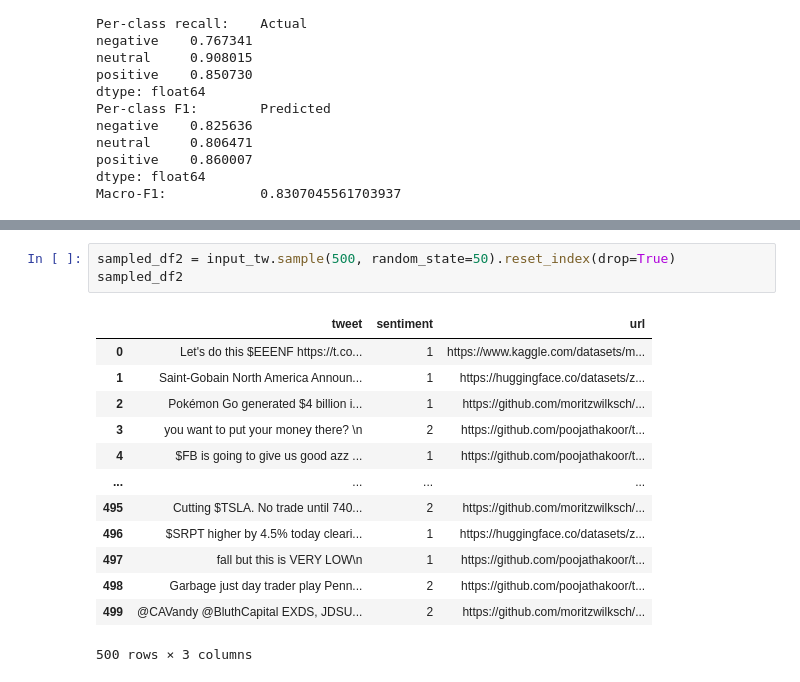
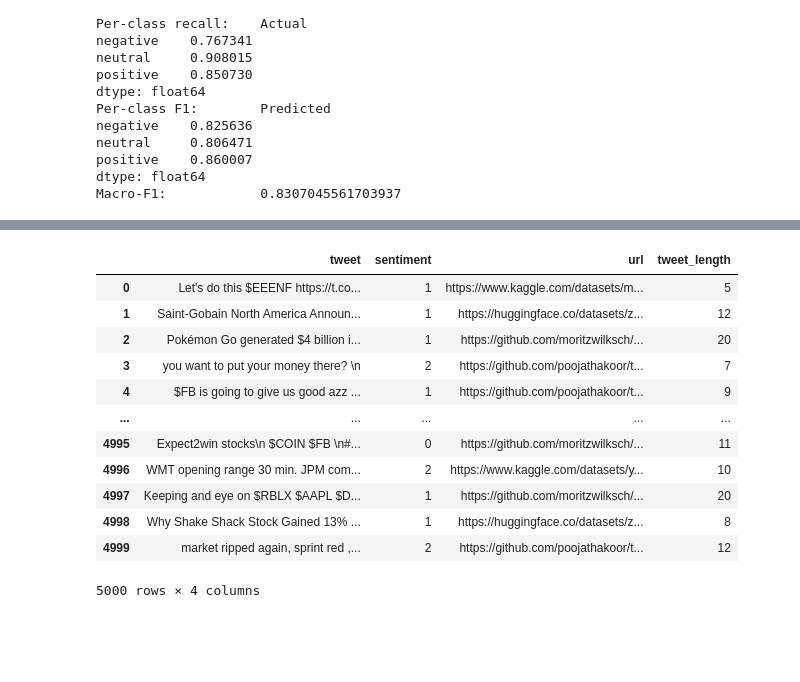
Before and after one commit to joas1847/financial-nlp, a Jupyter notebook: src/api.ipynb, the cells around one changed output, grey strips where cells are left out. Saved outputs shown, nothing was run; the diff lists cells and outputs as text; blank space fills up the shorter version.

```diff
--- a/src/api.ipynb
+++ b/src/api.ipynb
@@ -277,17 +294,15 @@ Macro‑F1:            0.8307045561703937
 # %%
-sampled_df2 = input_tw.sample(500, random_state=50).reset_index(drop=True)
-sampled_df2
 # %% [output]
-|  | tweet | sentiment | url |
-| 0 | Let's do this $EEENF https://t.co... | 1 | https://www.kaggle.com/datasets/m... |
-| 1 | Saint-Gobain North America Announ... | 1 | https://huggingface.co/datasets/z... |
-| 2 | Pokémon Go generated $4 billion i... | 1 | https://github.com/moritzwilksch/... |
-| 3 | you want to put your money there? \n | 2 | https://github.com/poojathakoor/t... |
-| 4 | $FB is going to give us good azz ... | 1 | https://github.com/poojathakoor/t... |
-| ... | ... | ... | ... |
-| 495 | Cutting $TSLA. No trade until 740... | 2 | https://github.com/moritzwilksch/... |
-| 496 | $SRPT higher by 4.5% today cleari... | 1 | https://huggingface.co/datasets/z... |
-| 497 | fall but this is VERY LOW\n | 1 | https://github.com/poojathakoor/t... |
-| 498 | Garbage just day trader play Penn... | 2 | https://github.com/poojathakoor/t... |
-| 499 | @CAVandy @BluthCapital EXDS, JDSU... | 2 | https://github.com/moritzwilksch/... |
+|  | tweet | sentiment | url | tweet_length |
+| 0 | Let's do this $EEENF https://t.co... | 1 | https://www.kaggle.com/datasets/m... | 5 |
+| 1 | Saint-Gobain North America Announ... | 1 | https://huggingface.co/datasets/z... | 12 |
+| 2 | Pokémon Go generated $4 billion i... | 1 | https://github.com/moritzwilksch/... | 20 |
+| 3 | you want to put your money there? \n | 2 | https://github.com/poojathakoor/t... | 7 |
+| 4 | $FB is going to give us good azz ... | 1 | https://github.com/poojathakoor/t... | 9 |
+| ... | ... | ... | ... | ... |
+| 4995 | Expect2win stocks\n $COIN $FB \n#... | 0 | https://github.com/moritzwilksch/... | 11 |
+| 4996 | WMT opening range 30 min. JPM com... | 2 | https://www.kaggle.com/datasets/y... | 10 |
+| 4997 | Keeping and eye on $RBLX $AAPL $D... | 1 | https://github.com/moritzwilksch/... | 20 |
+| 4998 | Why Shake Shack Stock Gained 13% ... | 1 | https://huggingface.co/datasets/z... | 8 |
+| 4999 | market ripped again, sprint red ,... | 2 | https://github.com/poojathakoor/t... | 12 |
-500 rows × 3 columns
+5000 rows × 4 columns
```
Also changed, not shown: parts of 12 cells of this notebook, 1 other file.
